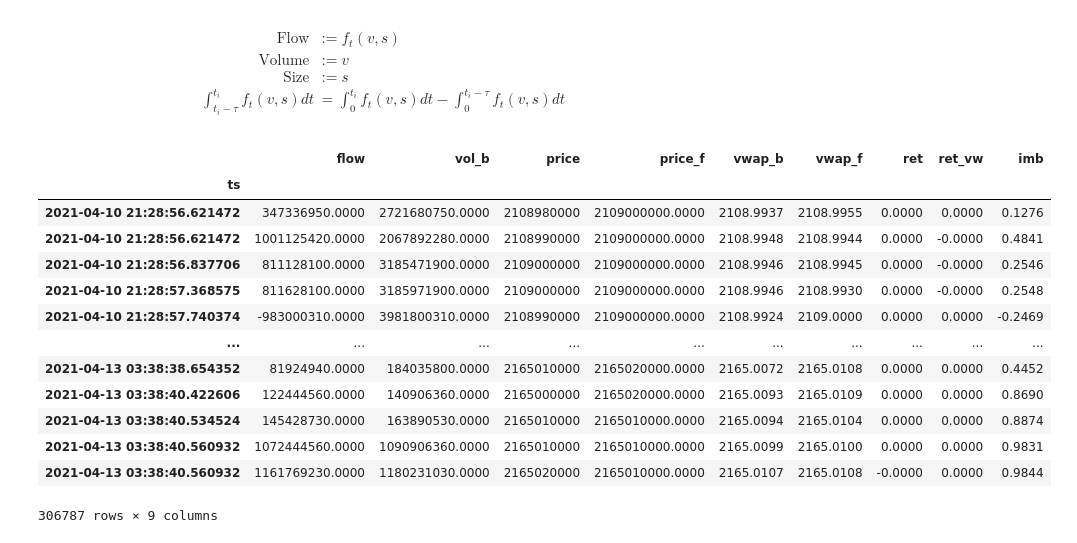
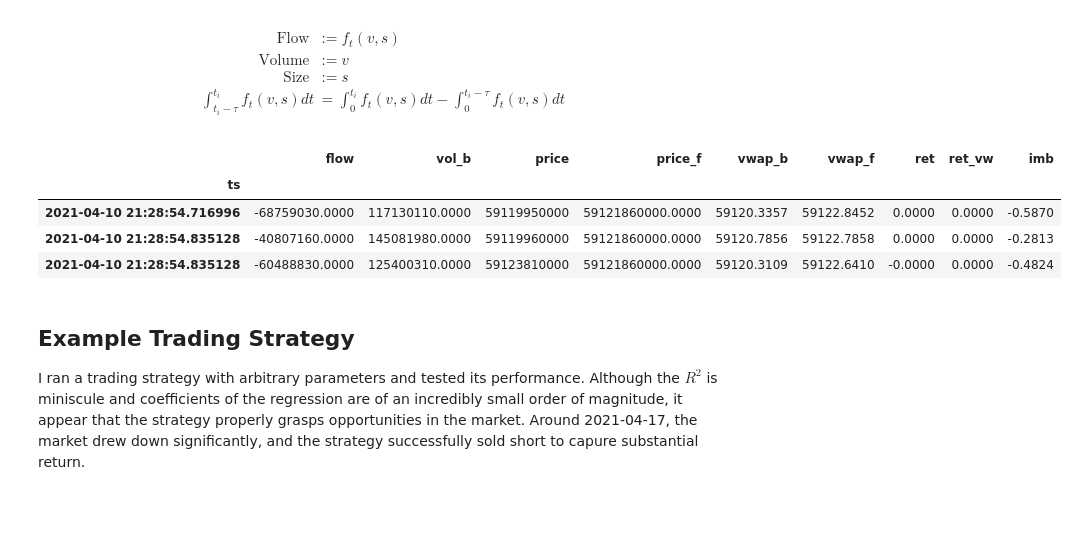
Before and after one commit to philipwlee/regquant, a Jupyter notebook: hw4_flow/hw4_flow_philip_lee_12129240.ipynb, the cells around one changed output. Drawn from its saved outputs; the diff is of its cells as text; code cells hidden in the pictures; blank space fills up the shorter version.

```diff
--- a/hw4_flow/hw4_flow_philip_lee_12129240.ipynb
+++ b/hw4_flow/hw4_flow_philip_lee_12129240.ipynb
@@ -186,44 +188,39 @@ def create_forward(df: pd.DataFrame, T: int):
     return fwd
 
 def merge_together(df, back, fwd):
     new = df.merge(back, left_index=True, right_index=True)
     new.rename(columns={"received_utc_nanoseconds": "rec", "PriceMillionths": "price",
                         "SizeBillionths": "size", "Side": "side"}, inplace=True)
     new = new.merge(fwd, left_index=True, right_index=True, suffixes=["_b", "_f"])
     new.drop(["ts_f", "ts_b"], axis=1, inplace=True)
     new.rename(columns={"timestamp_utc_nanoseconds": "ts", "sprice": "price_f"}, inplace=True)
     return new
 
 def relevant_cols(new, tau, T):
     cut = new[["ts", "flow", "vol_b", "price", "price_f", "vwap_b", "vwap_f"]].set_index("ts")
     cut = cut[(cut.index[0] + tau < cut.index) & (cut.index < cut.index[-1] - T)]
     cut.index = pd.to_datetime(cut.index)
     cut["ret"] = np.log(cut["price_f"]/cut["price"])
     cut["ret_vw"] = np.log(cut["vwap_f"]/cut["vwap_b"])
     cut["imb"] = cut["flow"] / cut["vol_b"]
     return cut
 
-df = trades["ETH-USD"]#.iloc[:10,:].copy(deep=True)
+df = trades["BTC-USD"]#.iloc[:10,:].copy(deep=True)
 tau = 2*10**9
 T=2*10**9
 
 back = create_backward(df, tau)
 fwd = create_forward(df, T)
 new = merge_together(df, back, fwd)
 cut = relevant_cols(new, tau, T)
-cut
+cut.head(3)
 # %% [output]
 |  | flow | vol_b | price | price_f | vwap_b | vwap_f | ret | ret_vw | imb |
 | ts |  |  |  |  |  |  |  |  |  |
-| 2021-04-10 21:28:56.621472 | 347336950.0000 | 2721680750.0000 | 2108980000 | 2109000000.0000 | 2108.9937 | 2108.9955 | 0.0000 | 0.0000 | 0.1276 |
-| 2021-04-10 21:28:56.621472 | 1001125420.0000 | 2067892280.0000 | 2108990000 | 2109000000.0000 | 2108.9948 | 2108.9944 | 0.0000 | -0.0000 | 0.4841 |
-| 2021-04-10 21:28:56.837706 | 811128100.0000 | 3185471900.0000 | 2109000000 | 2109000000.0000 | 2108.9946 | 2108.9945 | 0.0000 | -0.0000 | 0.2546 |
-| 2021-04-10 21:28:57.368575 | 811628100.0000 | 3185971900.0000 | 2109000000 | 2109000000.0000 | 2108.9946 | 2108.9930 | 0.0000 | -0.0000 | 0.2548 |
-| 2021-04-10 21:28:57.740374 | -983000310.0000 | 3981800310.0000 | 2108990000 | 2109000000.0000 | 2108.9924 | 2109.0000 | 0.0000 | 0.0000 | -0.2469 |
-| ... | ... | ... | ... | ... | ... | ... | ... | ... | ... |
-| 2021-04-13 03:38:38.654352 | 81924940.0000 | 184035800.0000 | 2165010000 | 2165020000.0000 | 2165.0072 | 2165.0108 | 0.0000 | 0.0000 | 0.4452 |
-| 2021-04-13 03:38:40.422606 | 122444560.0000 | 140906360.0000 | 2165000000 | 2165020000.0000 | 2165.0093 | 2165.0109 | 0.0000 | 0.0000 | 0.8690 |
-| 2021-04-13 03:38:40.534524 | 145428730.0000 | 163890530.0000 | 2165010000 | 2165010000.0000 | 2165.0094 | 2165.0104 | 0.0000 | 0.0000 | 0.8874 |
-| 2021-04-13 03:38:40.560932 | 1072444560.0000 | 1090906360.0000 | 2165010000 | 2165010000.0000 | 2165.0099 | 2165.0100 | 0.0000 | 0.0000 | 0.9831 |
-| 2021-04-13 03:38:40.560932 | 1161769230.0000 | 1180231030.0000 | 2165020000 | 2165010000.0000 | 2165.0107 | 2165.0108 | -0.0000 | 0.0000 | 0.9844 |
+| 2021-04-10 21:28:54.716996 | -68759030.0000 | 117130110.0000 | 59119950000 | 59121860000.0000 | 59120.3357 | 59122.8452 | 0.0000 | 0.0000 | -0.5870 |
+| 2021-04-10 21:28:54.835128 | -40807160.0000 | 145081980.0000 | 59119960000 | 59121860000.0000 | 59120.7856 | 59122.7858 | 0.0000 | 0.0000 | -0.2813 |
+| 2021-04-10 21:28:54.835128 | -60488830.0000 | 125400310.0000 | 59123810000 | 59121860000.0000 | 59120.3109 | 59122.6410 | -0.0000 | 0.0000 | -0.4824 |
-306787 rows × 9 columns
+# %% [markdown]
+## Example Trading Strategy
+
+I ran a trading strategy with arbitrary parameters and tested its performance. Although the $R^2$ is miniscule and coefficients of the regression are of an incredibly small order of magnitude, it appear that the strategy properly grasps opportunities in the market. Around 2021-04-17, the market drew down significantly, and the strategy successfully sold short to capure substantial return.
```
Also changed, not shown: parts of 20 cells of this notebook.
